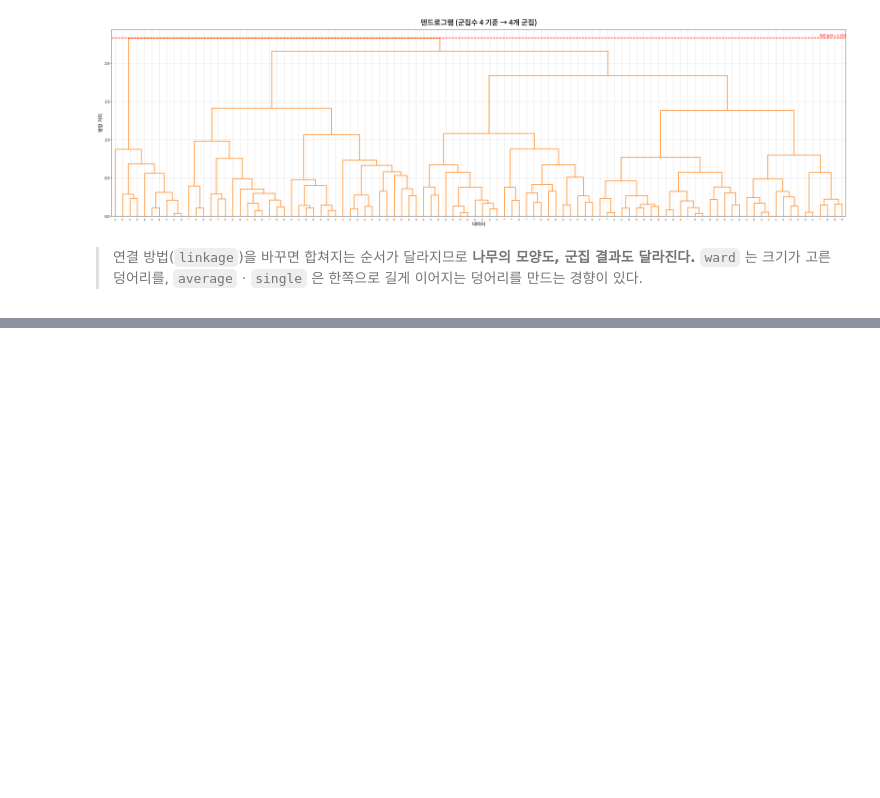
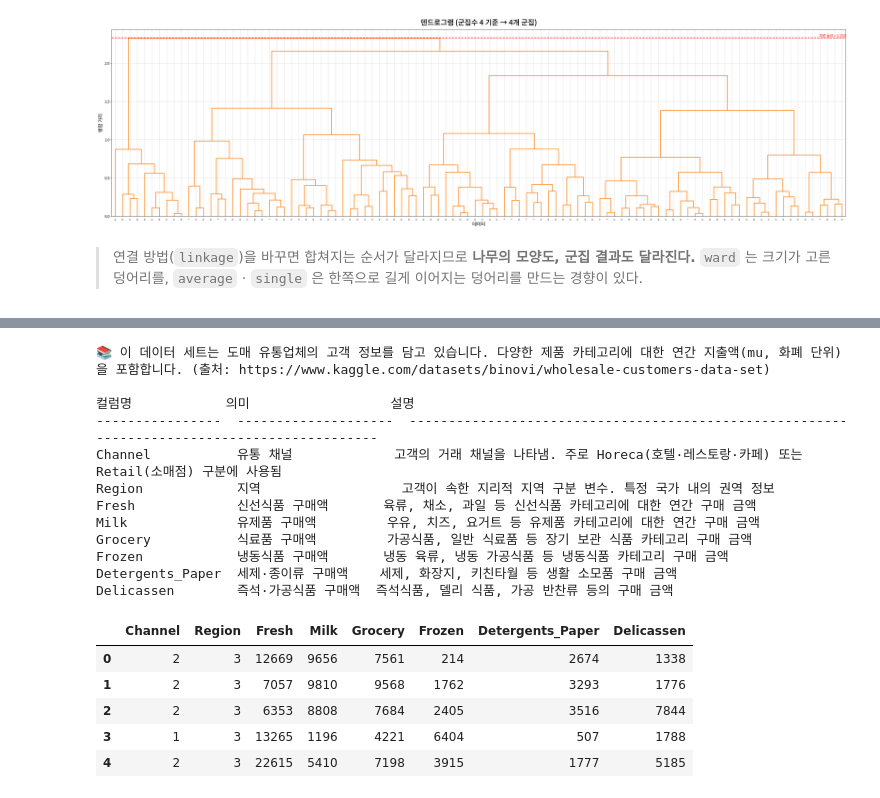
Before and after one commit to Jae1-99999/Jaewon, a Jupyter notebook: 연습/[LAB-02] 비지도 학습ㅣ05-계층적 군집(실습코드).ipynb, the cells around one changed output, grey strips where cells are left out. Cells and saved outputs as stored; diff of their text form; code cells hidden in the pictures; blank space fills up the shorter version.

```diff
--- a/연습/[LAB-02] 비지도 학습ㅣ05-계층적 군집(실습코드).ipynb
+++ b/연습/[LAB-02] 비지도 학습ㅣ05-계층적 군집(실습코드).ipynb
@@ -258,0 +295,23 @@ estimator, df = my_cluster.agglomerative(origin, k=4,
+# %%
+# 데이터 불러오기
+origin = load_data("wholesale_customers")
+origin.head()
+# %% [output]
+📚 이 데이터 세트는 도매 유통업체의 고객 정보를 담고 있습니다. 다양한 제품 카테고리에 대한 연간 지출액(mu, 화폐 단위)을 포함합니다. (출처: https://www.kaggle.com/datasets/binovi/wholesale-customers-data-set)
+
+컬럼명            의미                  설명
+----------------  --------------------  --------------------------------------------------------------------------------------------
+Channel           유통 채널             고객의 거래 채널을 나타냄. 주로 Horeca(호텔·레스토랑·카페) 또는 Retail(소매점) 구분에 사용됨
+Region            지역                  고객이 속한 지리적 지역 구분 변수. 특정 국가 내의 권역 정보
+Fresh             신선식품 구매액       육류, 채소, 과일 등 신선식품 카테고리에 대한 연간 구매 금액
+Milk              유제품 구매액         우유, 치즈, 요거트 등 유제품 카테고리에 대한 연간 구매 금액
+Grocery           식료품 구매액         가공식품, 일반 식료품 등 장기 보관 식품 카테고리 구매 금액
+Frozen            냉동식품 구매액       냉동 육류, 냉동 가공식품 등 냉동식품 카테고리 구매 금액
+Detergents_Paper  세제·종이류 구매액    세제, 화장지, 키친타월 등 생활 소모품 구매 금액
+Delicassen        즉석·가공식품 구매액  즉석식품, 델리 식품, 가공 반찬류 등의 구매 금액
+|  | Channel | Region | Fresh | Milk | Grocery | Frozen | Detergents_Paper | Delicassen |
+| 0 | 2 | 3 | 12669 | 9656 | 7561 | 214 | 2674 | 1338 |
+| 1 | 2 | 3 | 7057 | 9810 | 9568 | 1762 | 3293 | 1776 |
+| 2 | 2 | 3 | 6353 | 8808 | 7684 | 2405 | 3516 | 7844 |
+| 3 | 1 | 3 | 13265 | 1196 | 4221 | 6404 | 507 | 1788 |
+| 4 | 2 | 3 | 22615 | 5410 | 7198 | 3915 | 1777 | 5185 |
```
Also changed, not shown: parts of 8 cells of this notebook, 4 other files.
